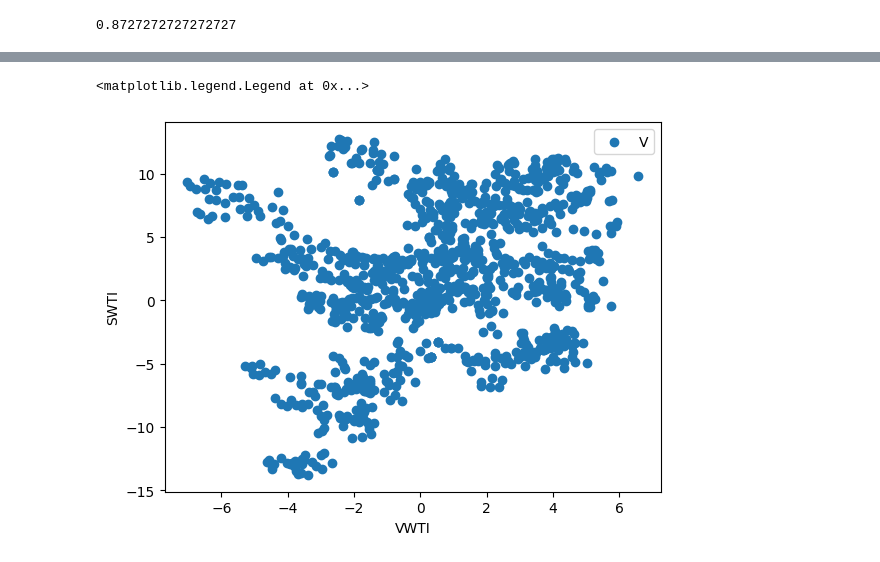
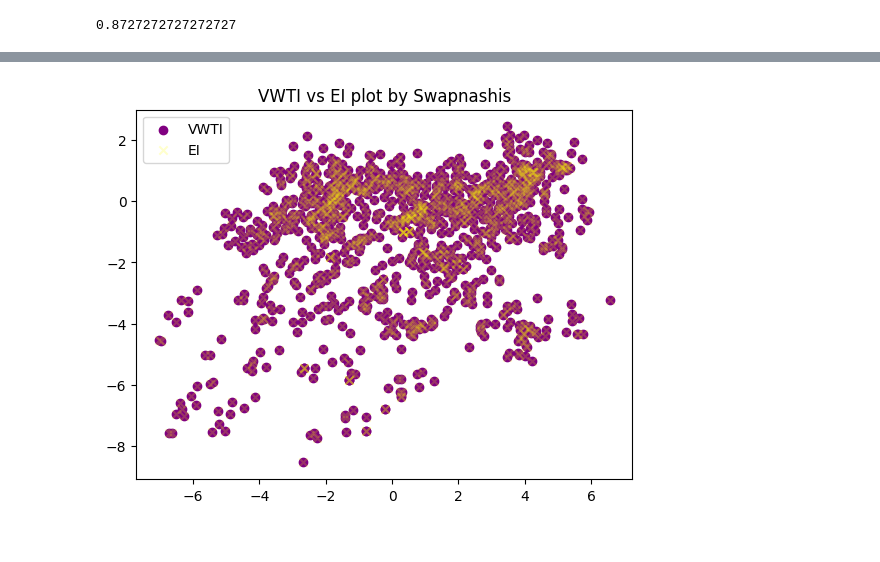
Before and after one commit to swapnashis/Intro_to_AI-BKIAC, a Jupyter notebook: Assingment-1/assingment_01.ipynb, the cells around one changed output, grey strips where cells are left out. Cells and saved outputs as stored; diff of their text form; code cells hidden in the pictures.

```diff
--- a/Assingment-1/assingment_01.ipynb
+++ b/Assingment-1/assingment_01.ipynb
@@ -971,10 +963,0 @@ sns.pairplot(notes_df.drop(['Class'],axis=1))
-# %%
-X = notes_df[['VWTI', 'SWTI', 'CWTI', 'EI']]
-
-plt.scatter(notes_df['VWTI'], notes_df['SWTI'], )
-plt.xlabel('VWTI')
-plt.ylabel('SWTI')
-plt.legend('VWTI vs SWTI plot by')
-# %% [output]
-<matplotlib.legend.Legend at 0x...>
-[figure, removed]
@@ -980,0 +966,8 @@ plt.legend('VWTI vs SWTI plot by')
+# %%
+plt.scatter(X['VWTI'], X['EI'], c='purple', label='VWTI')
+plt.scatter(X['VWTI'], X['EI'], c='yellow',marker = 'x',label='EI', alpha=0.2)
+plt.title("VWTI vs EI plot by Swapnashis")
+plt.legend()
+plt.show()
+# %% [output]
+[figure, added]
```
Also changed, not shown: parts of 24 cells of this notebook, 3 other files.
